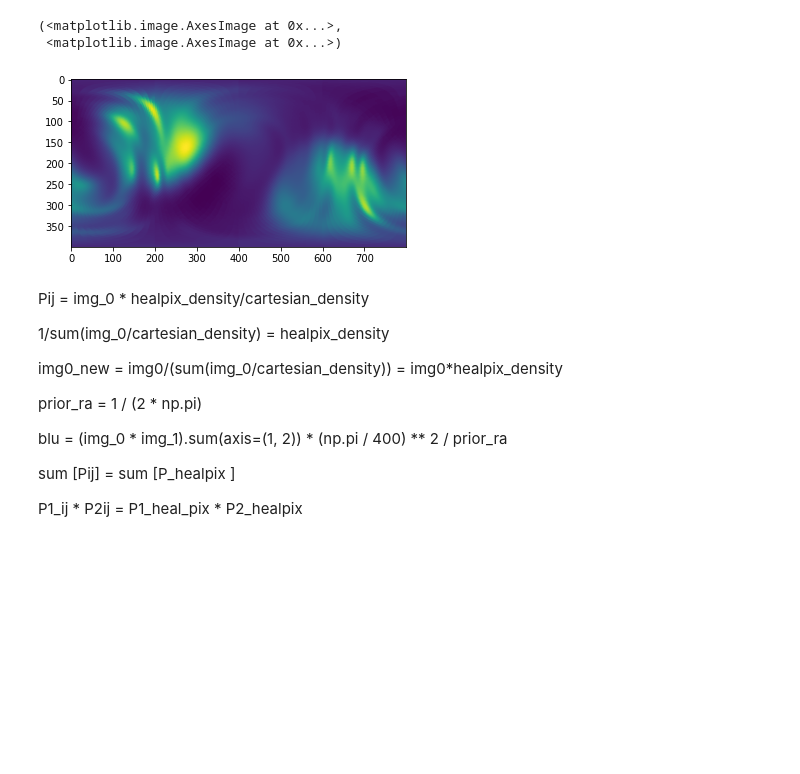
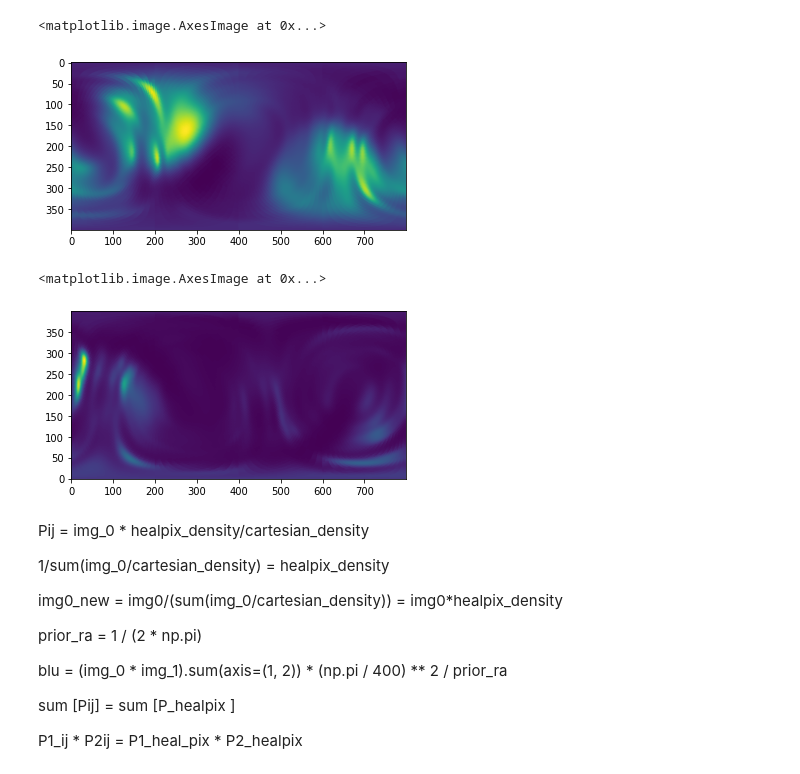
Before and after one commit to srashtig/lensid-15jul-2022, a Jupyter notebook: review/hp_cartview.ipynb, the cells around one changed output. Cells and saved outputs as stored; diff of their text form; code cells hidden in the pictures; blank space fills up the shorter version.

```diff
--- a/review/hp_cartview.ipynb
+++ b/review/hp_cartview.ipynb
@@ -13,7 +15,11 @@ img_1 = np.load(data_dir+str(index)+'_1.npz')['data']
 # %%
-plt.imshow(img_1),plt.imshow(img_0)
+plt.imshow(img_0)
 # %% [output]
-(<matplotlib.image.AxesImage at 0x...>,
- <matplotlib.image.AxesImage at 0x...>)
+<matplotlib.image.AxesImage at 0x...>
 [figure]
+# %%
+plt.imshow(img_1,origin='lower')
+# %% [output]
+<matplotlib.image.AxesImage at 0x...>
+[figure, added]
 # %%
```
Also changed, not shown: parts of 11 cells of this notebook.
